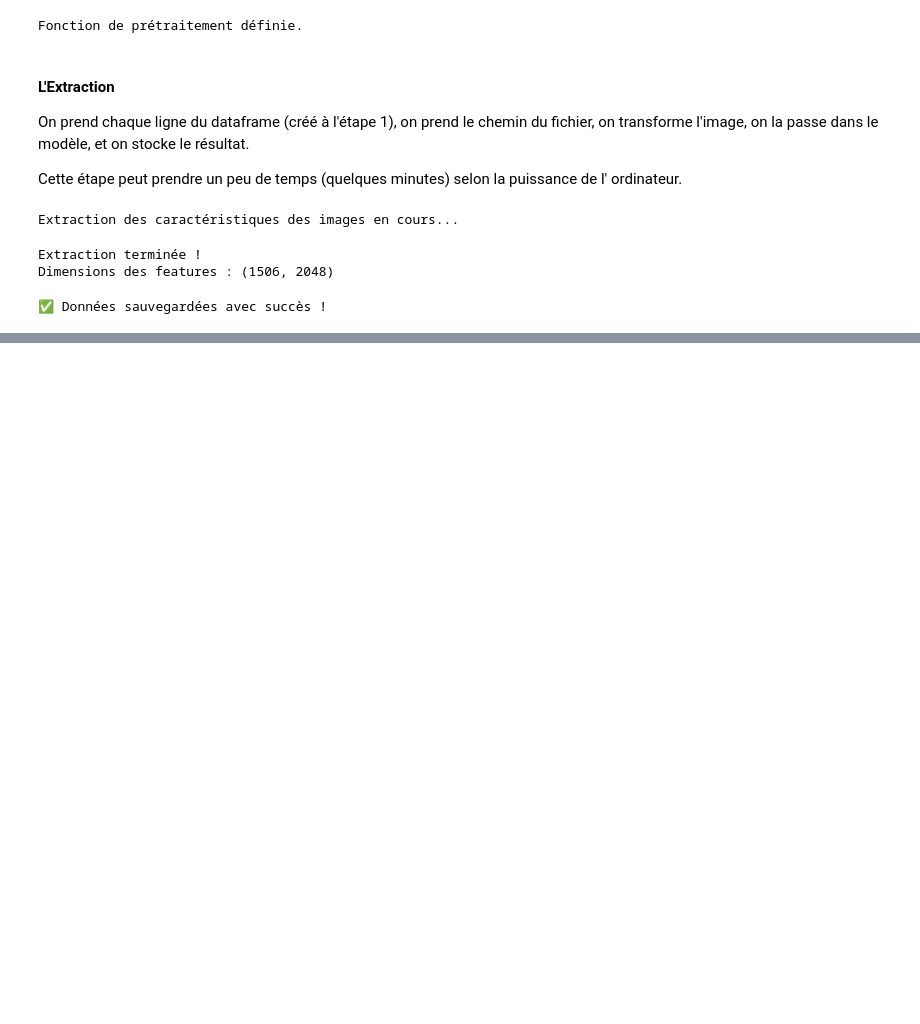
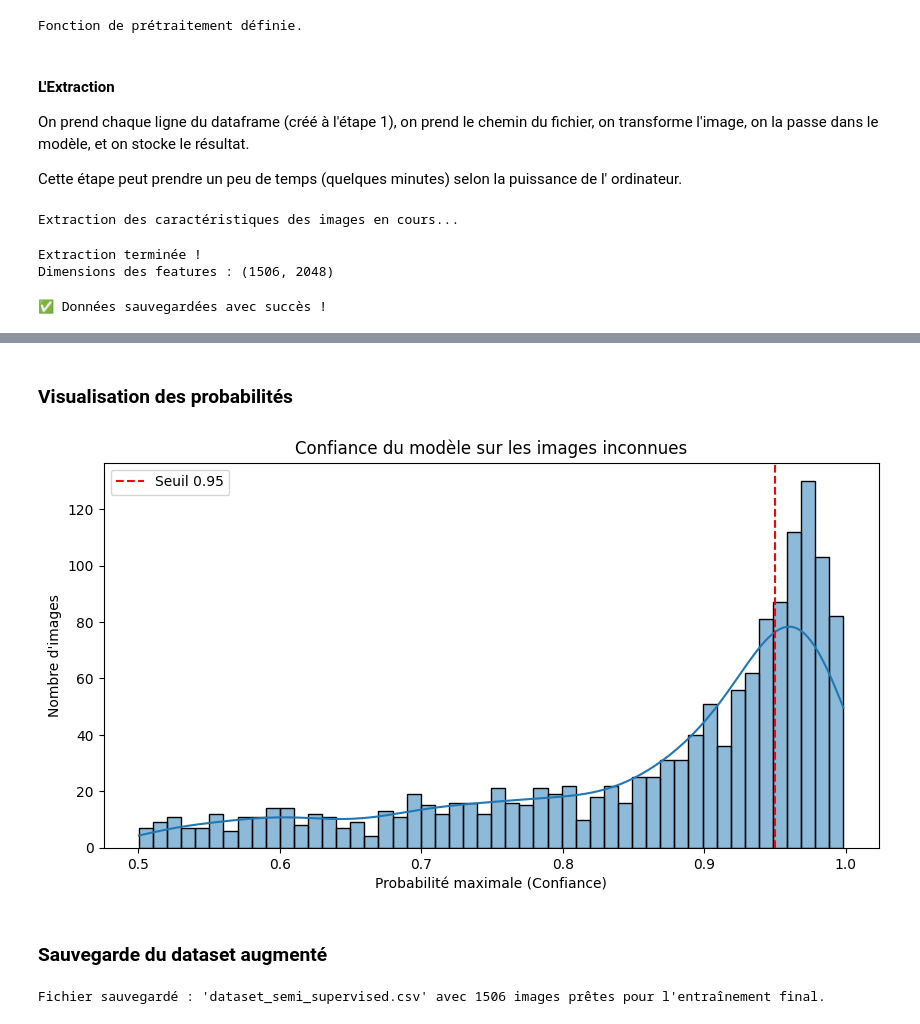
Before and after one commit to BAZAROPH/brain-scan-ai, a Jupyter notebook: main.ipynb, the cells around one changed output, grey strips where cells are left out. Saved outputs shown, nothing was run; the diff lists cells and outputs as text; code cells hidden in the pictures; blank space fills up the shorter version.

Commit message:
Build data pipeline

```diff
--- a/main.ipynb
+++ b/main.ipynb
@@ -693,0 +425,29 @@ Adjusted Rand Index (ARI) entre les labels réels et les clusters K-means: 0.224
+# %%
+from sklearn.linear_model import LogisticRegression
+from sklearn.metrics import classification_report, confusion_matrix
+
+
+#Chargement des métodonnées et des features extraites
+df = pd.read_csv("./saver/metadata_images.csv")
+features = np.load("./saver/features_resnet50.npy")
+
+print(f"Données chargées. Nombre d'images: {len(df)}")
+
+#Séparation des données labelisées et non labelisées
+mask_labeled = df["label"] != "unknown"
+mask_unlabeled = df["label"] == "unknown"
+
+"""
+    X_labeled: Les features des images dont on connait la réponse (cancer ou normal)
+    y_labeled: La réponse correspondante (cancer ou normal)
+"""
+X_labeled = features[mask_labeled]
+y_labeled = df.loc[mask_labeled, "label"]
+
+"""
+    X_unlabeled: Les features des images dont on ne connait pas la réponse(images mystères)
+"""
+X_unlabeled = features[mask_unlabeled]
+
+print(f"Images annotées (Training initial): {len(X_labeled)}")
+print(f"Images inconnues (À prédire): {len(X_unlabeled)}")
@@ -693,0 +532,30 @@ Adjusted Rand Index (ARI) entre les labels réels et les clusters K-means: 0.224
+# %% [markdown]
+### Visualisation des probabilités
+# %%
+plt.figure(figsize=(10, 5))
+sns.histplot(max_probs, bins=50, kde=True)
+plt.axvline(confidence_threshold, color='red', linestyle='--', label=f'Seuil {confidence_threshold}')
+plt.title("Confiance du modèle sur les images inconnues")
+plt.xlabel("Probabilité maximale (Confiance)")
+plt.ylabel("Nombre d'images")
+plt.legend()
+plt.show()
+# %% [output]
+[figure, added]
+# %% [markdown]
+### Sauvegarde du dataset augmenté
+# %%
+"""
+    - On sauvegarde le dataset mis à jour avec les nouveaux labels
+    pour une utilisation ultérieure.
+    - On ne garde que ceux qui ont maintenant un label (connu initialement + pseudo-labelisés)
+    - On se débarrasse des 'unknown' restants pour l'étape suivante (car on ne veut pas entraîner sur du bruit)
+"""
+
+df_final_training = df_semi[df_semi["label"] != "unknown"].reset_index(drop=True)
+
+#Sauvegarde du DataFrame final pour l'entraînement
+df_final_training.to_csv("./saver/dataset_semi_supervised.csv", index=False)
+print(f"\nFichier sauvegardé : 'dataset_semi_supervised.csv' avec {len(df_final_training)} images prêtes pour l'entraînement final.")
+# %% [output]
+Fichier sauvegardé : 'dataset_semi_supervised.csv' avec 1506 images prêtes pour l'entraînement final.
```
Also changed, not shown: parts of 36 cells of this notebook.
